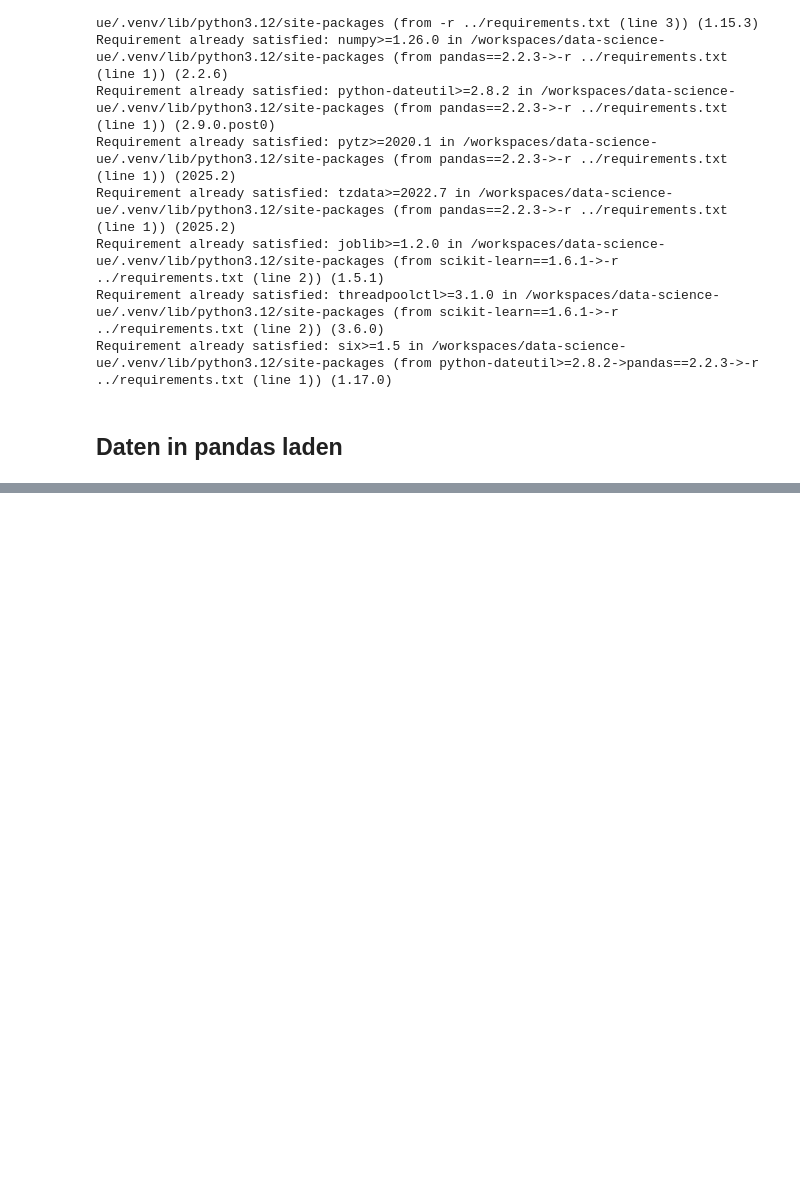
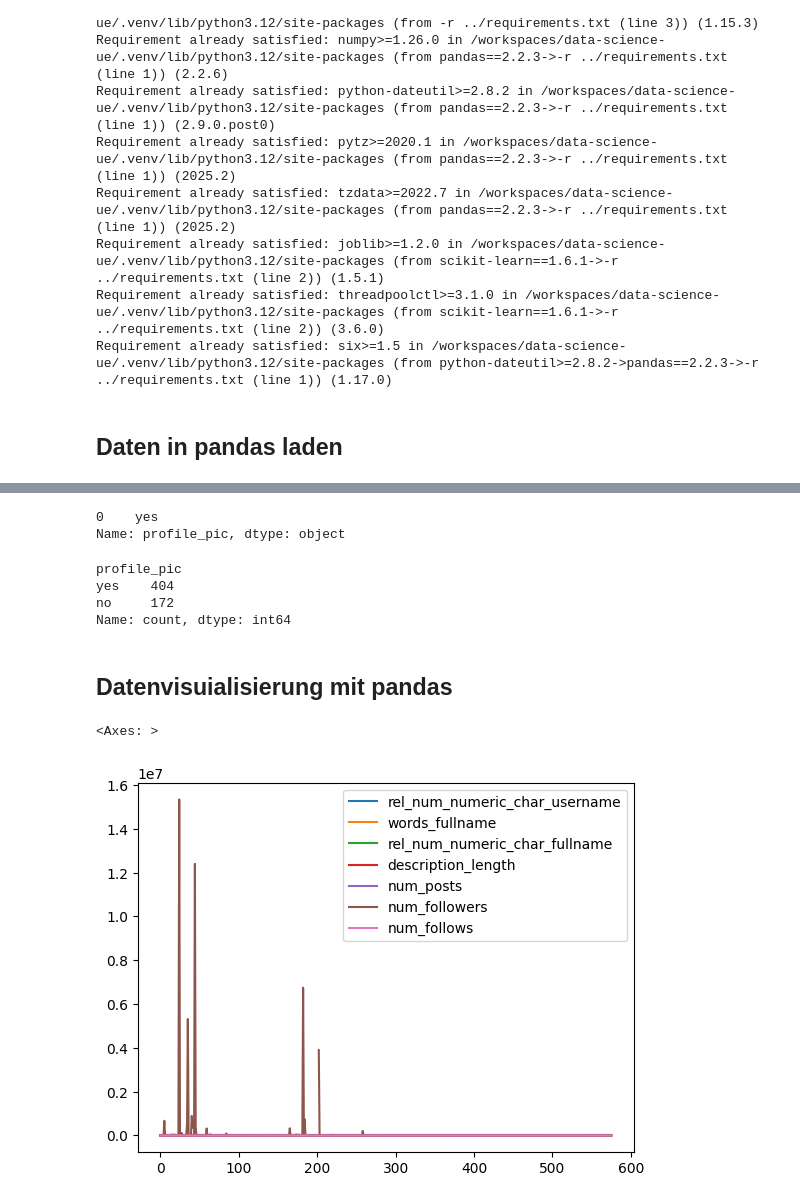
Before and after one commit to CarlaLingg58/data-science-ue, a Jupyter notebook: code/lection_02.ipynb, the cells around one changed output, grey strips where cells are left out. Drawn from its saved outputs; the diff is of its cells as text; code cells hidden in the pictures; blank space fills up the shorter version.

```diff
--- a/code/lection_02.ipynb
+++ b/code/lection_02.ipynb
@@ -45,0 +139,19 @@ data.head(5)
+# %%
+data["profile_pic"].mode()
+# %% [output]
+0    yes
+Name: profile_pic, dtype: object
+# %%
+data["profile_pic"].value_counts()
+# %% [output]
+profile_pic
+yes    404
+no     172
+Name: count, dtype: int64
+# %% [markdown]
+## Datenvisuialisierung mit pandas
+# %%
+data.plot()
+# %% [output]
+<Axes: >
+[figure, added]
```
Also changed, not shown: parts of 19 cells of this notebook, 1 other file.
